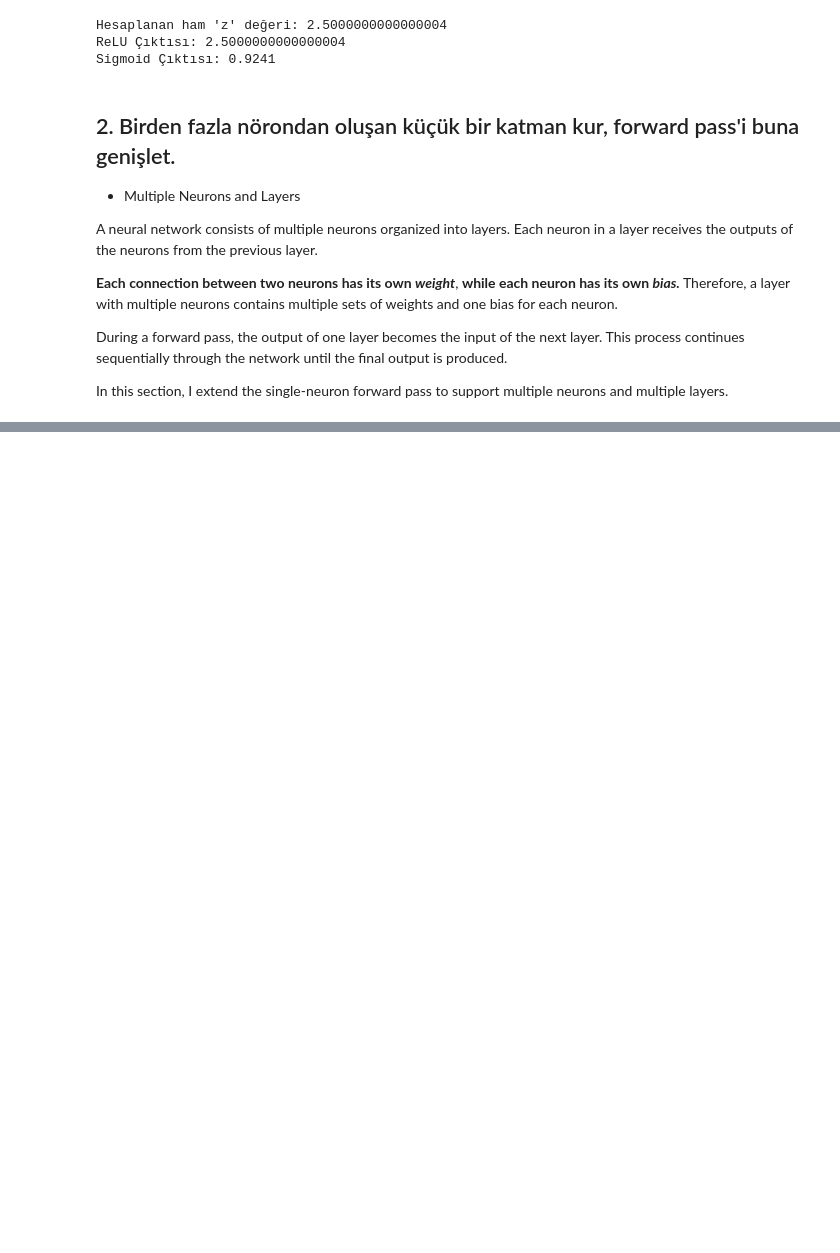
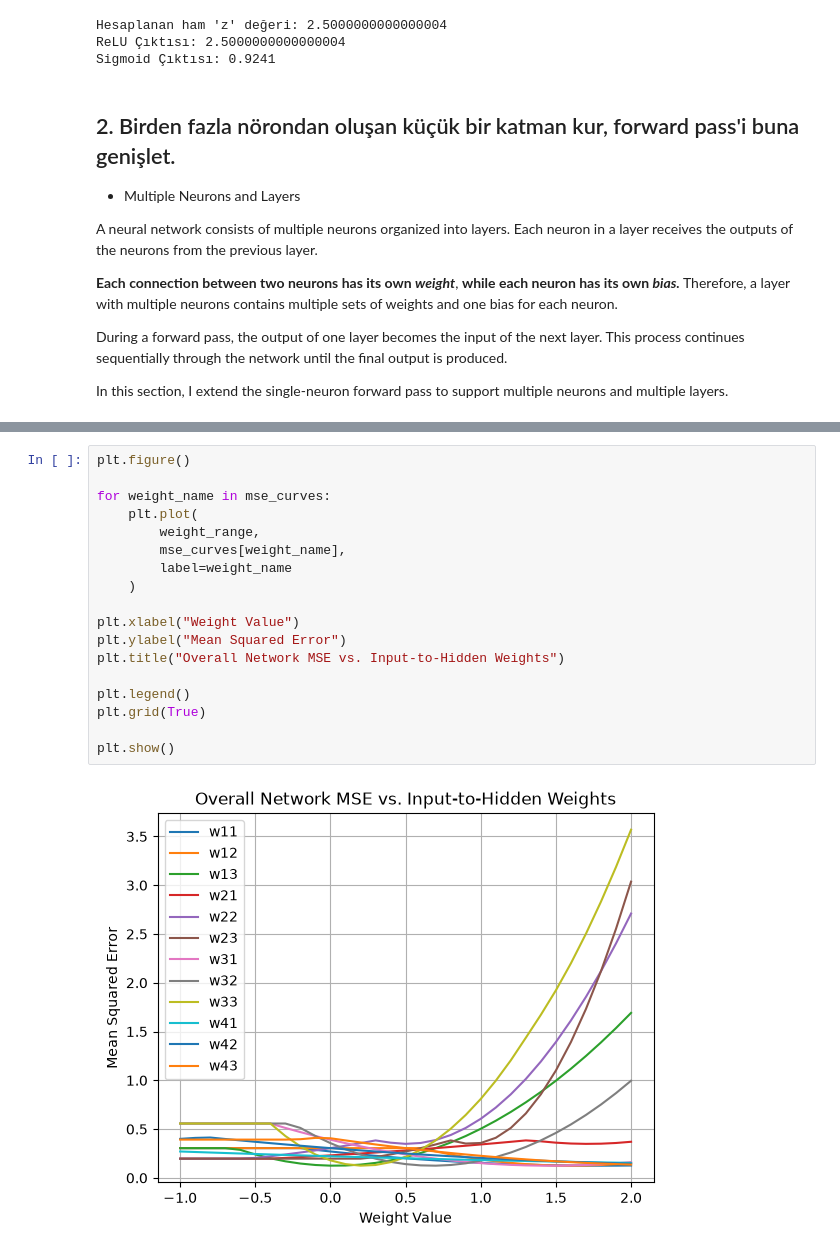
Before and after one commit to EdizArkin/yz50, a Jupyter notebook: w1_neural_network_essentials.ipynb, the cells around one changed output, grey strips where cells are left out. Drawn from its saved outputs; the diff is of its cells as text; blank space fills up the shorter version.

```diff
--- a/w1_neural_network_essentials.ipynb
+++ b/w1_neural_network_essentials.ipynb
@@ -105,0 +284,20 @@ Ağın çıktısı: [1.02, 0]
+# %%
+plt.figure()
+
+for weight_name in mse_curves:
+    plt.plot(
+        weight_range,
+        mse_curves[weight_name],
+        label=weight_name
+    )
+
+plt.xlabel("Weight Value")
+plt.ylabel("Mean Squared Error")
+plt.title("Overall Network MSE vs. Input-to-Hidden Weights")
+
+plt.legend()
+plt.grid(True)
+
+plt.show()
+# %% [output]
+[figure, added]
```
Also changed, not shown: parts of 6 cells of this notebook.
